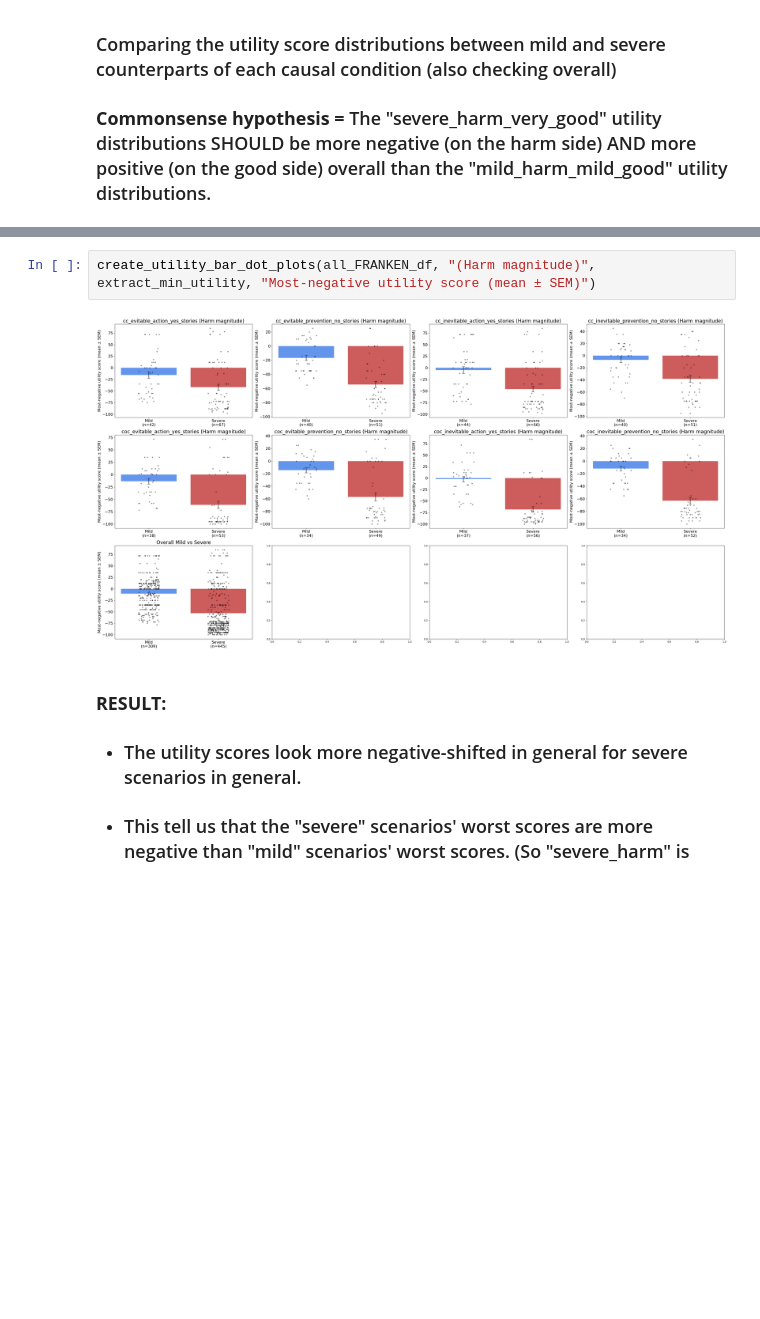
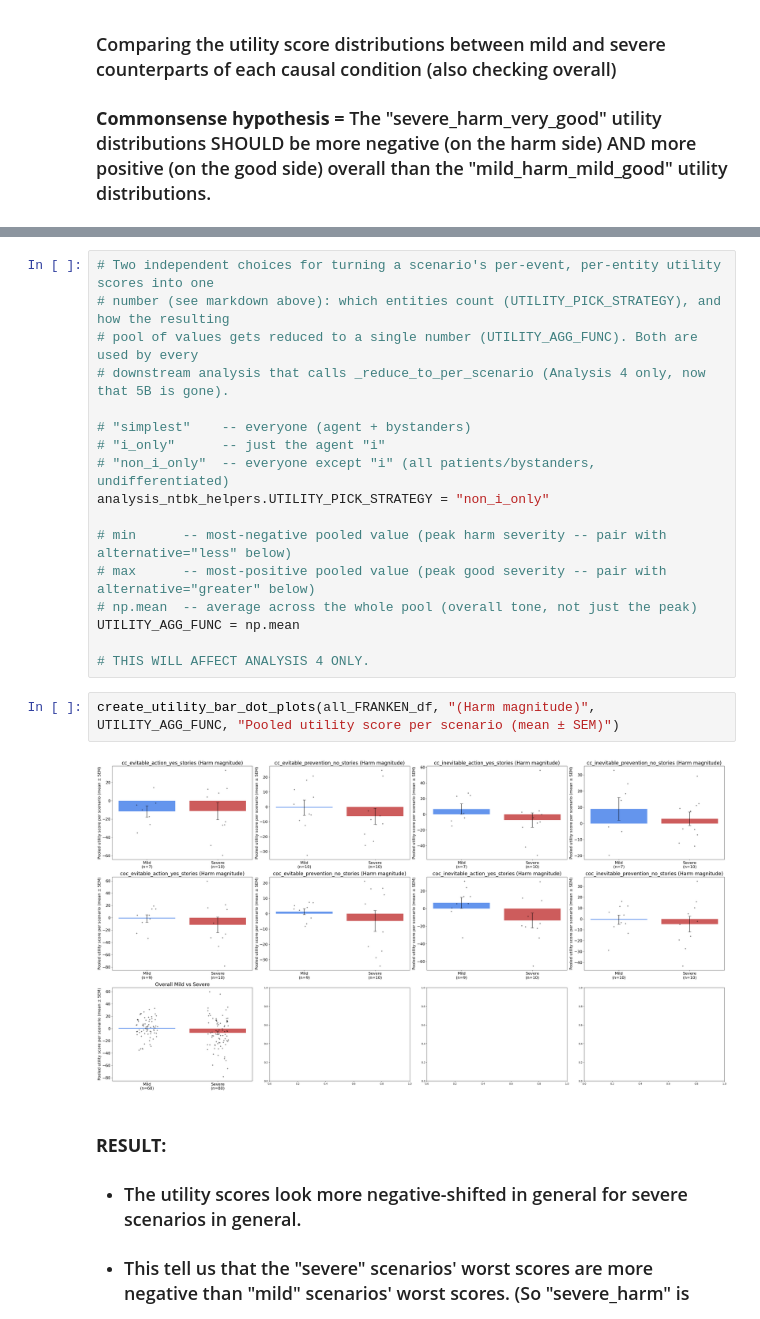
Before and after one commit to AIObjectives/graph_extract, a Jupyter notebook: analysis/franken/analysis_top_level.ipynb, the cells around one changed output, grey strips where cells are left out. Saved outputs shown, nothing was run; the diff lists cells and outputs as text; blank space fills up the shorter version.

Commit message:
cleaned ntbk -- fixed human rating mismatch (fixed 1C), removed 5B, re-ran 4 with averaged event utilities instead of min. Only todo is review of hand-picked events

```diff
--- a/analysis/franken/analysis_top_level.ipynb
+++ b/analysis/franken/analysis_top_level.ipynb
@@ -567,7 +298,24 @@ paired_proportion_barplots(all_FRANKEN_df, "Mild + Severe Combined", column="I",
+# %%
+# Two independent choices for turning a scenario's per-event, per-entity utility scores into one
+# number (see markdown above): which entities count (UTILITY_PICK_STRATEGY), and how the resulting
+# pool of values gets reduced to a single number (UTILITY_AGG_FUNC). Both are used by every
+# downstream analysis that calls _reduce_to_per_scenario (Analysis 4 only, now that 5B is gone).
+
+# "simplest"    -- everyone (agent + bystanders)
+# "i_only"      -- just the agent "i"
+# "non_i_only"  -- everyone except "i" (all patients/bystanders, undifferentiated)
+analysis_ntbk_helpers.UTILITY_PICK_STRATEGY = "non_i_only"
+
+# min      -- most-negative pooled value (peak harm severity -- pair with alternative="less" below)
+# max      -- most-positive pooled value (peak good severity -- pair with alternative="greater" below)
+# np.mean  -- average across the whole pool (overall tone, not just the peak)
+UTILITY_AGG_FUNC = np.mean
+
+# THIS WILL AFFECT ANALYSIS 4 ONLY.
 # %%
-create_utility_bar_dot_plots(all_FRANKEN_df, "(Harm magnitude)", extract_min_utility, "Most-negative utility score (mean ± SEM)")
+create_utility_bar_dot_plots(all_FRANKEN_df, "(Harm magnitude)", UTILITY_AGG_FUNC, "Pooled utility score per scenario (mean ± SEM)")
 # %% [output]
-[figure, old version]
+[figure, new version]
 # %% [markdown]
 ### **RESULT:**
 
```
Also changed, not shown: parts of 32 cells of this notebook, 7 other files.
